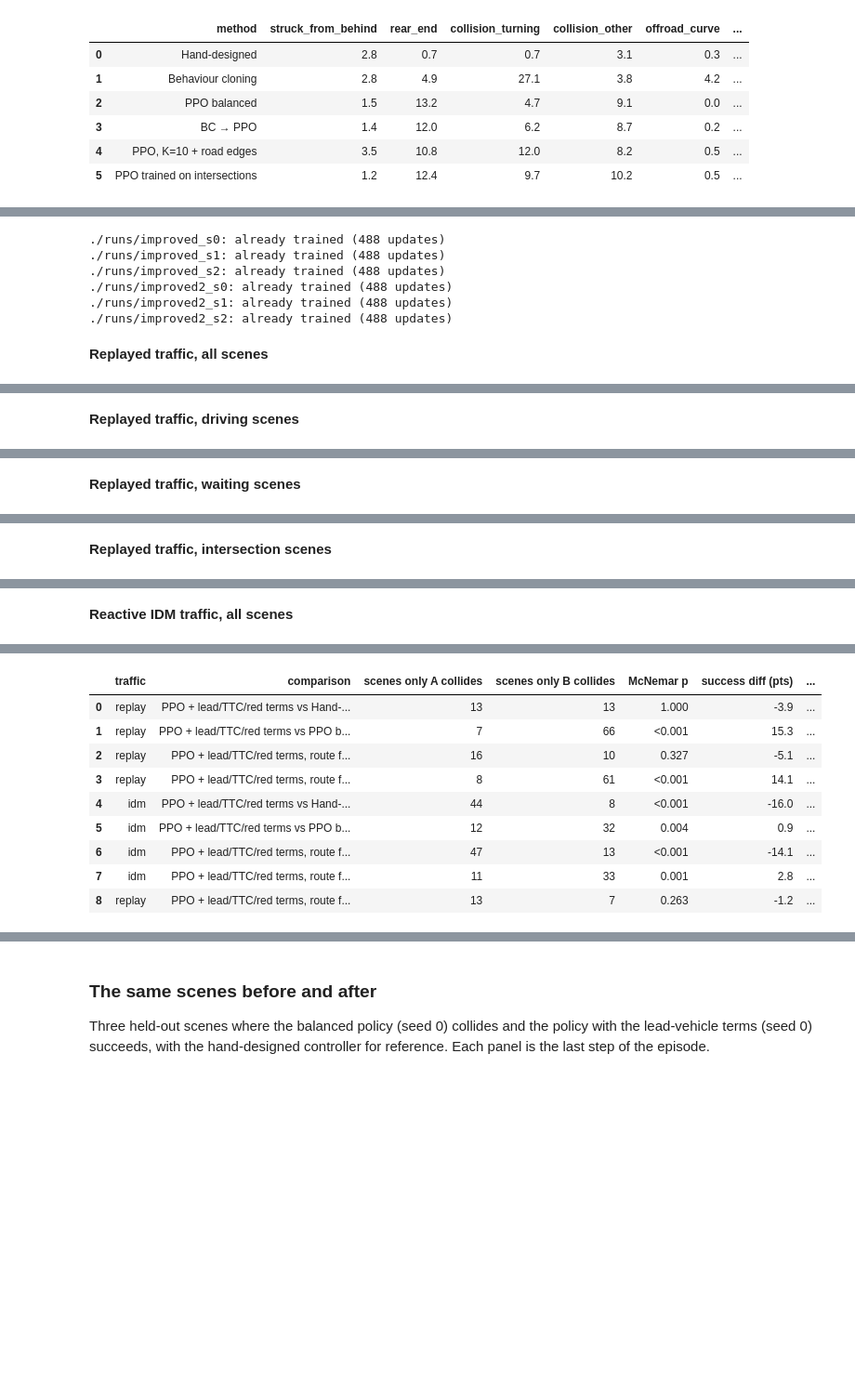
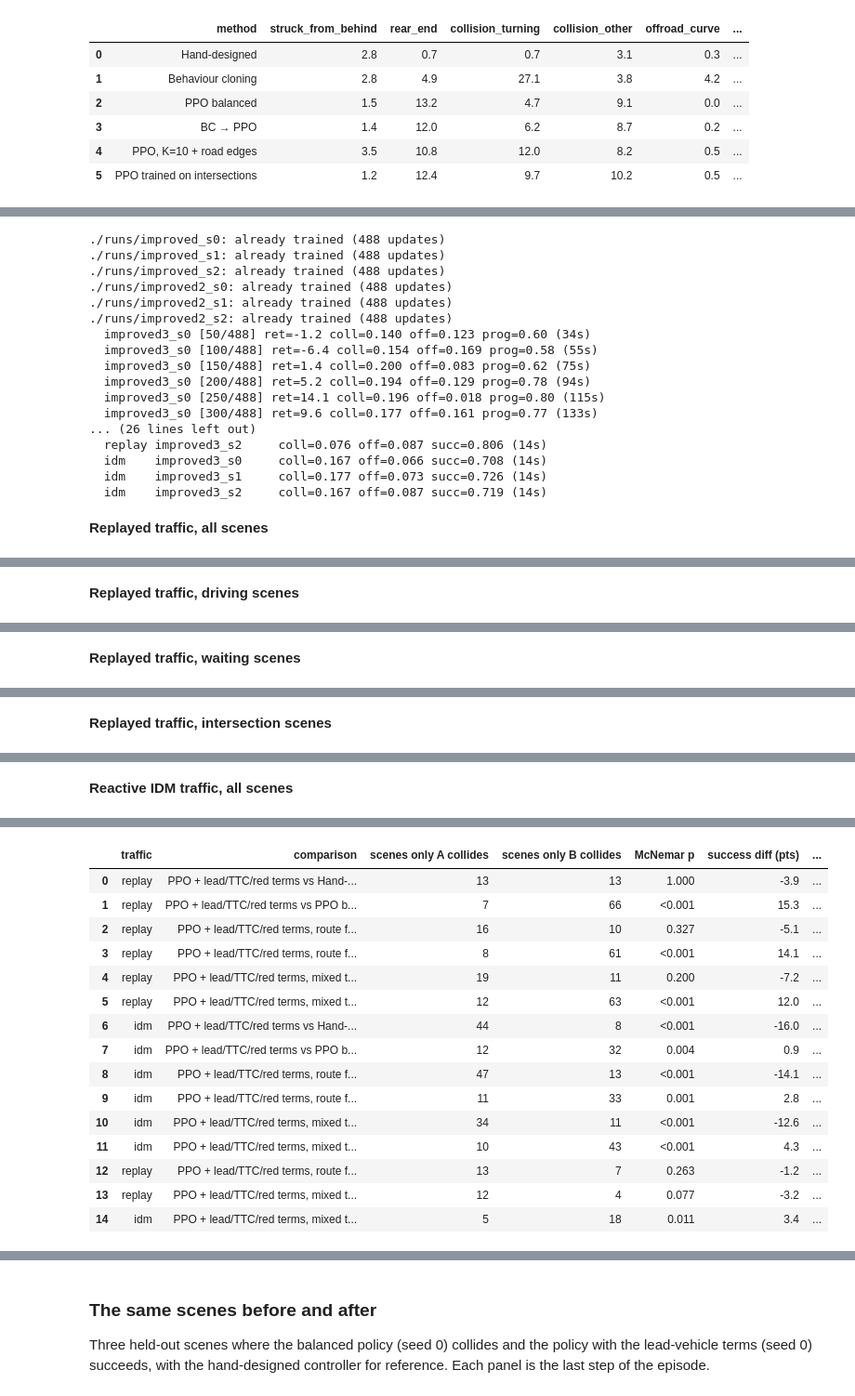
Before and after one commit to arvindermundraa/csce642-waymax-ppo, a Jupyter notebook: csce642_waymax_ppo.ipynb, the cells around one changed output, grey strips where cells are left out. Shown at 93% size. Cells and saved outputs as stored; diff of their text form; code cells hidden in the pictures; blank space fills up the shorter version.

```diff
--- a/csce642_waymax_ppo.ipynb
+++ b/csce642_waymax_ppo.ipynb
@@ -552,9 +552,12 @@ def make_reactive_idm(a_max=2.0, b_comf=4.0, min_gap=2.0, headway=1.5, delta=4.0
     replay speed. Each car's desired speed is the highest speed it reached in its log,
     and a car is handed back to log replay once it reaches the end of its logged path
     and its log has ended, so cars never drive off their recorded path.
+
+    The actor state holds one flag, `reactive`. When it is False every car stays on log
+    replay, which lets one environment mix replayed and reactive episodes.
     """
     def init(rng, state):
-        return {}
+        return {"reactive": jnp.array(True)}
 
     def select_action(params, state, actor_state, rng):
         lt, traj = state.log_trajectory, state.current_sim_trajectory
@@ -614,9 +617,10 @@ def make_reactive_idm(a_max=2.0, b_comf=4.0, min_gap=2.0, headway=1.5, delta=4.0
 
         log_next = jax.lax.dynamic_index_in_dim(lv, t + 1, axis=1, keepdims=False)
         on_path = s_now < s_end - 0.5
-        controlled = (~state.object_metadata.is_sdc) & valid_now & (lv.sum(1) >= 2) & (log_next | on_path)
+        controlled = ((~state.object_metadata.is_sdc) & valid_now & (lv.sum(1) >= 2) & (log_next | on_path)
+                      & actor_state["reactive"])
         action = datatypes.Action(data=data, valid=controlled[:, None])
-        return agents.WaymaxActorOutput(actor_state={}, action=action, is_controlled=controlled)
+        return agents.WaymaxActorOutput(actor_state=actor_state, action=action, is_controlled=controlled)
 
     return agents.actor_core_factory(init, select_action, name="reactive_idm")
 
@@ -654,7 +658,7 @@ class DrivingEnv:
         dyn = (dynamics.InvertibleBicycleModel() if ego_dynamics == "bicycle"
                else dynamics.StateDynamics())
         actors = []
-        if traffic == "idm":
+        if traffic in ("idm", "mixed"):
             actors = [make_reactive_idm()]
         elif traffic == "waymax_idm":            # Waymax's own IDM agents, for the check in section 9
             actors = [agents.IDMRoutePolicy(
@@ -678,9 +682,11 @@ class DrivingEnv:
         i = self._sdc(sim)
         return traj.x[i, 0], traj.y[i, 0], traj.yaw[i, 0], traj.vel_x[i, 0], traj.vel_y[i, 0]
 
-    def reset_idx(self, idx):
+    def reset_idx(self, idx, reactive=True):
         idx = jnp.asarray(idx, jnp.int32)
         sim = self.wenv.reset(self._scenario(idx))
+        if self.traffic == "mixed":
+            sim = sim.replace(sim_agent_actor_states=[{"reactive": jnp.asarray(reactive)}])
         r = self._route(idx)
         x, y, _, vx, vy = self._ego(sim)
         s, _, _ = project_to_route(r["route"], r["route_valid"], x, y)
@@ -689,7 +695,10 @@ class DrivingEnv:
                         jnp.zeros((), jnp.int32))
 
     def reset(self, key):
-        return self.reset_idx(jax.random.randint(key, (), 0, self.num_scenarios))
+        """A random scene. With mixed traffic the episode is replayed or reactive with
+        equal probability."""
+        idx = jax.random.randint(key, (), 0, self.num_scenarios)
+        return self.reset_idx(idx, jax.random.bernoulli(jax.random.fold_in(key, 1)))
 
     def _next_light(self, r, s, t):
         """Distance to the next on-route signal ahead and whether it is red now."""
@@ -1461,7 +1474,8 @@ LABELS = {"expert": "Logged human", "idm_ego": "IDM (Waymax) ego", "pure_pursuit
           "safety": "PPO safety-focused", "idmtrained": "PPO balanced, trained with IDM",
           "bc": "Behaviour cloning", "bcppo": "BC → PPO", "rich": "PPO, K=10 + road edges",
           "hardslice": "PPO trained on intersections", "improved": "PPO + lead/TTC/red terms",
-          "improved2": "PPO + lead/TTC/red terms, route frame"}
+          "improved2": "PPO + lead/TTC/red terms, route frame",
+          "improved3": "PPO + lead/TTC/red terms, mixed traffic"}
 N_BOOT = 2000
 
 
@@ -2241,15 +2262,18 @@ above, which stay as designed.
 # %%
 IMPROVED = {"improved": dict(lead_features=True),
-            "improved2": dict(lead_features=True, lead_frame="route")}
+            "improved2": dict(lead_features=True, lead_frame="route"),
+            "improved3": dict(lead_features=True)}
+TRAIN_TRAFFIC = {"improved3": "mixed"}      # the others train on replayed traffic
 for name, kw in IMPROVED.items():
     for seed in SEEDS:
-        env_imp = DrivingEnv(train_bank, REWARD_PRESETS["improved"], **kw)
+        env_imp = DrivingEnv(train_bank, REWARD_PRESETS["improved"],
+                             traffic=TRAIN_TRAFFIC.get(name, "replay"), **kw)
         train_ppo(env_imp, PPOConfig(), seed, os.path.join(RUNS_DIR, f"{name}_s{seed}"))
     for traffic in ("replay", "idm"):
         for seed in SEEDS:
             evaluate("ppo", traffic, run=f"{name}_s{seed}", env_kwargs=kw)
 
-imp_keys = ["expert", "pure_pursuit", "balanced", "safety", "improved", "improved2"]
+imp_keys = ["expert", "pure_pursuit", "balanced", "safety", "improved", "improved2", "improved3"]
 imp_tables = {(t, sn): summary(t, imp_keys, fn) for t in ("replay", "idm") for sn, fn in SLICES.items()}
 with open(os.path.join(RESULTS_DIR, "tables.md"), "a") as f:
     for (t, sn), tab in imp_tables.items():
@@ -2260,8 +2284,10 @@ for sn in ("all scenes", "driving scenes", "waiting scenes", "intersection scene
 display(Markdown("**Reactive IDM traffic, all scenes**"))
 display(fmt(imp_tables[("idm", "all scenes")]))
 
-pairs = [(t, a, b) for t in ("replay", "idm") for a in ("improved", "improved2")
-         for b in ("pure_pursuit", "balanced")] + [("replay", "improved2", "improved")]
+pairs = ([(t, a, b) for t in ("replay", "idm") for a in ("improved", "improved2", "improved3")
+          for b in ("pure_pursuit", "balanced")]
+         + [("replay", "improved2", "improved"), ("replay", "improved3", "improved"),
+            ("idm", "improved3", "improved")])
 imp_tests = pd.DataFrame([paired_tests(t, a, b) for t, a, b in pairs])
 imp_tests.insert(0, "traffic", [t for t, _, _ in pairs])
 imp_tests.to_csv(os.path.join(RESULTS_DIR, "improved_paired_tests.csv"), index=False)
@@ -2273,6 +2299,17 @@ display(imp_tests)
 ./runs/improved2_s0: already trained (488 updates)
 ./runs/improved2_s1: already trained (488 updates)
 ./runs/improved2_s2: already trained (488 updates)
+  improved3_s0 [50/488] ret=-1.2 coll=0.140 off=0.123 prog=0.60 (34s)
+  improved3_s0 [100/488] ret=-6.4 coll=0.154 off=0.169 prog=0.58 (55s)
+  improved3_s0 [150/488] ret=1.4 coll=0.200 off=0.083 prog=0.62 (75s)
+  improved3_s0 [200/488] ret=5.2 coll=0.194 off=0.129 prog=0.78 (94s)
+  improved3_s0 [250/488] ret=14.1 coll=0.196 off=0.018 prog=0.80 (115s)
+  improved3_s0 [300/488] ret=9.6 coll=0.177 off=0.161 prog=0.77 (133s)
+... (26 lines left out)
+  replay improved3_s2     coll=0.076 off=0.087 succ=0.806 (14s)
+  idm    improved3_s0     coll=0.167 off=0.066 succ=0.708 (14s)
+  idm    improved3_s1     coll=0.177 off=0.073 succ=0.726 (14s)
+  idm    improved3_s2     coll=0.167 off=0.087 succ=0.719 (14s)
 **Replayed traffic, all scenes**
 |  | method | seeds | scenes | collision % | offroad % | ran_red % | progress % | success % |
 | 0 | Logged human | 1 | 288 | 0.3 [0.0, 1.0] | 1.7 [0.3, 3.5] | 1.4 [0.3, 2.8] | 67.9 [63.1, 72.5] | 97.9 [96.2, 99.3] |
@@ -2316,12 +2358,18 @@ display(imp_tests)
 |  | traffic | comparison | scenes only A collides | scenes only B collides | McNemar p | success diff (pts) | ... |
 | 0 | replay | PPO + lead/TTC/red terms vs Hand-... | 13 | 13 | 1.000 | -3.9 | ... |
 | 1 | replay | PPO + lead/TTC/red terms vs PPO b... | 7 | 66 | <0.001 | 15.3 | ... |
 | 2 | replay | PPO + lead/TTC/red terms, route f... | 16 | 10 | 0.327 | -5.1 | ... |
 | 3 | replay | PPO + lead/TTC/red terms, route f... | 8 | 61 | <0.001 | 14.1 | ... |
-| 4 | idm | PPO + lead/TTC/red terms vs Hand-... | 44 | 8 | <0.001 | -16.0 | ... |
-| 5 | idm | PPO + lead/TTC/red terms vs PPO b... | 12 | 32 | 0.004 | 0.9 | ... |
-| 6 | idm | PPO + lead/TTC/red terms, route f... | 47 | 13 | <0.001 | -14.1 | ... |
-| 7 | idm | PPO + lead/TTC/red terms, route f... | 11 | 33 | 0.001 | 2.8 | ... |
-| 8 | replay | PPO + lead/TTC/red terms, route f... | 13 | 7 | 0.263 | -1.2 | ... |
+| 4 | replay | PPO + lead/TTC/red terms, mixed t... | 19 | 11 | 0.200 | -7.2 | ... |
+| 5 | replay | PPO + lead/TTC/red terms, mixed t... | 12 | 63 | <0.001 | 12.0 | ... |
+| 6 | idm | PPO + lead/TTC/red terms vs Hand-... | 44 | 8 | <0.001 | -16.0 | ... |
+| 7 | idm | PPO + lead/TTC/red terms vs PPO b... | 12 | 32 | 0.004 | 0.9 | ... |
+| 8 | idm | PPO + lead/TTC/red terms, route f... | 47 | 13 | <0.001 | -14.1 | ... |
+| 9 | idm | PPO + lead/TTC/red terms, route f... | 11 | 33 | 0.001 | 2.8 | ... |
+| 10 | idm | PPO + lead/TTC/red terms, mixed t... | 34 | 11 | <0.001 | -12.6 | ... |
+| 11 | idm | PPO + lead/TTC/red terms, mixed t... | 10 | 43 | <0.001 | 4.3 | ... |
+| 12 | replay | PPO + lead/TTC/red terms, route f... | 13 | 7 | 0.263 | -1.2 | ... |
+| 13 | replay | PPO + lead/TTC/red terms, mixed t... | 12 | 4 | 0.077 | -3.2 | ... |
+| 14 | idm | PPO + lead/TTC/red terms, mixed t... | 5 | 18 | 0.011 | 3.4 | ... |
 # %%
 rows = []
```
Also changed, not shown: parts of 7 cells of this notebook, 13 other files.
